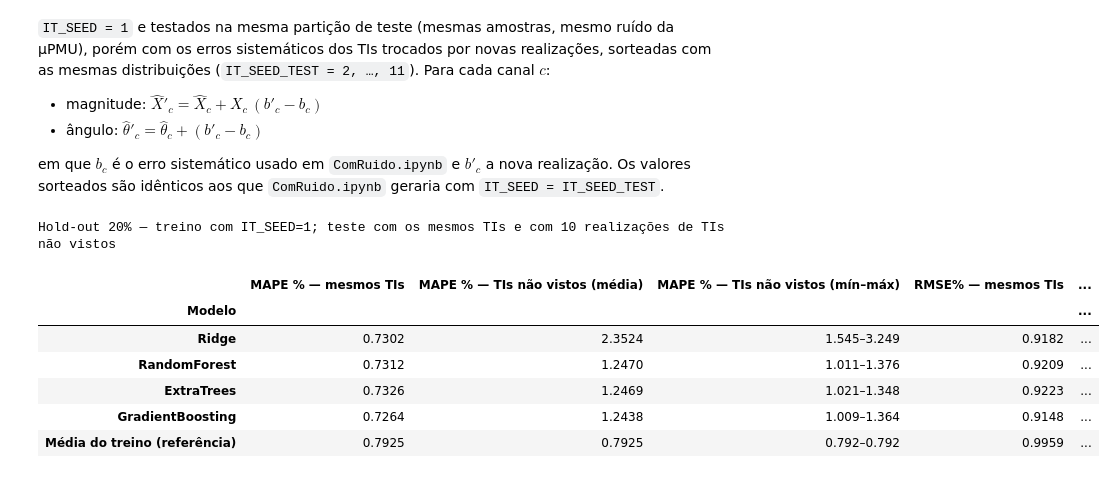
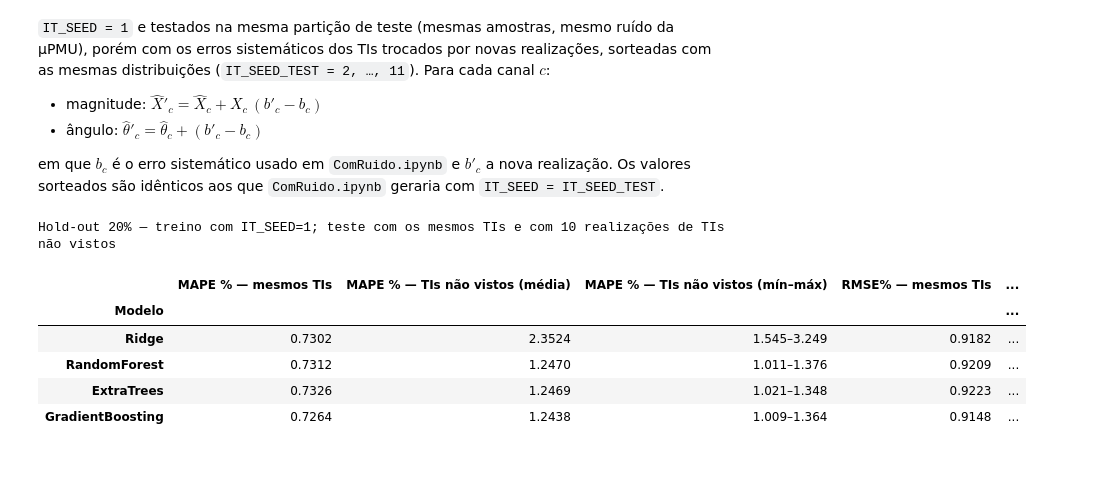
Before and after one commit to FProencadeAlbuquerque/EstimacaoFeeder, a Jupyter notebook: Estima_Ruido.ipynb, the cells around one changed output. Saved outputs shown, nothing was run; the diff lists cells and outputs as text; code cells hidden in the pictures.

```diff
--- a/Estima_Ruido.ipynb
+++ b/Estima_Ruido.ipynb
@@ -749,41 +723,30 @@ for name, model in models.items():
 
     y_hat_same = pipe.predict(X_noisy[idx_te])
     mape_unseen, rmse_unseen = [], []
     for s in IT_TEST_SEEDS:
         X_new = swap_it_errors(df, df_clean, df_it_train, s)[FEATURES].values
         y_hat = pipe.predict(X_new[idx_te])
         mape_unseen.append(mape_per_target(y[idx_te], y_hat).mean())
         rmse_unseen.append(rmse_pct_per_target(y[idx_te], y_hat).mean())
 
     rows_it.append({
         'Modelo':                       name,
         'MAPE % — mesmos TIs':          round(mape_per_target(y[idx_te], y_hat_same).mean(), 4),
         'MAPE % — TIs não vistos (média)': round(np.mean(mape_unseen), 4),
         'MAPE % — TIs não vistos (mín–máx)': f'{np.min(mape_unseen):.3f}–{np.max(mape_unseen):.3f}',
         'RMSE% — mesmos TIs':           round(rmse_pct_per_target(y[idx_te], y_hat_same).mean(), 4),
         'RMSE% — TIs não vistos (média)':  round(np.mean(rmse_unseen), 4),
     })
 
-y_mean_tr = np.tile(y[idx_tr].mean(axis=0), (len(idx_te), 1))
-m_ref = round(mape_per_target(y[idx_te], y_mean_tr).mean(), 4)
-r_ref = round(rmse_pct_per_target(y[idx_te], y_mean_tr).mean(), 4)
-rows_it.append({
-    'Modelo': 'Média do treino (referência)',
-    'MAPE % — mesmos TIs': m_ref, 'MAPE % — TIs não vistos (média)': m_ref,
-    'MAPE % — TIs não vistos (mín–máx)': f'{m_ref:.3f}–{m_ref:.3f}',
-    'RMSE% — mesmos TIs': r_ref, 'RMSE% — TIs não vistos (média)': r_ref,
-})
-
 df_it_res = pd.DataFrame(rows_it).set_index('Modelo')
 print(f'Hold-out 20% — treino com IT_SEED=1; teste com os mesmos TIs e com '
       f'{len(IT_TEST_SEEDS)} realizações de TIs não vistos')
 display(df_it_res)
 # %% [output]
 Hold-out 20% — treino com IT_SEED=1; teste com os mesmos TIs e com 10 realizações de TIs não vistos
 |  | MAPE % — mesmos TIs | MAPE % — TIs não vistos (média) | MAPE % — TIs não vistos (mín–máx) | RMSE% — mesmos TIs | ... |
 | Modelo |  |  |  |  | ... |
 | Ridge | 0.7302 | 2.3524 | 1.545–3.249 | 0.9182 | ... |
 | RandomForest | 0.7312 | 1.2470 | 1.011–1.376 | 0.9209 | ... |
 | ExtraTrees | 0.7326 | 1.2469 | 1.021–1.348 | 0.9223 | ... |
 | GradientBoosting | 0.7264 | 1.2438 | 1.009–1.364 | 0.9148 | ... |
-| Média do treino (referência) | 0.7925 | 0.7925 | 0.792–0.792 | 0.9959 | ... |
```
Also changed, not shown: parts of 3 cells of this notebook, 9 other files.
